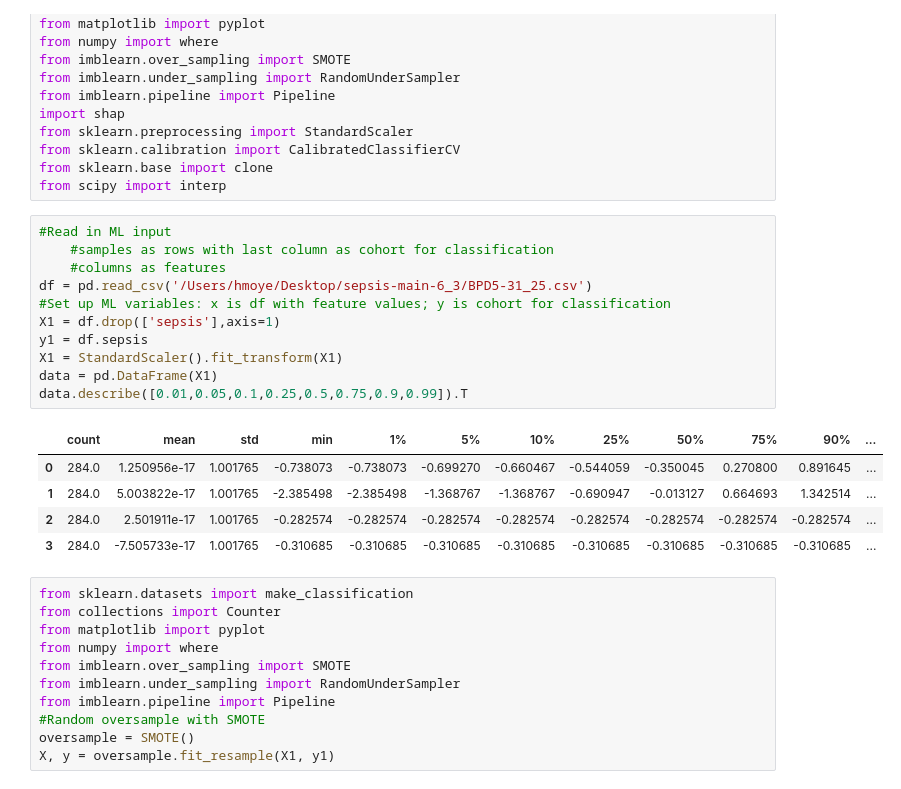
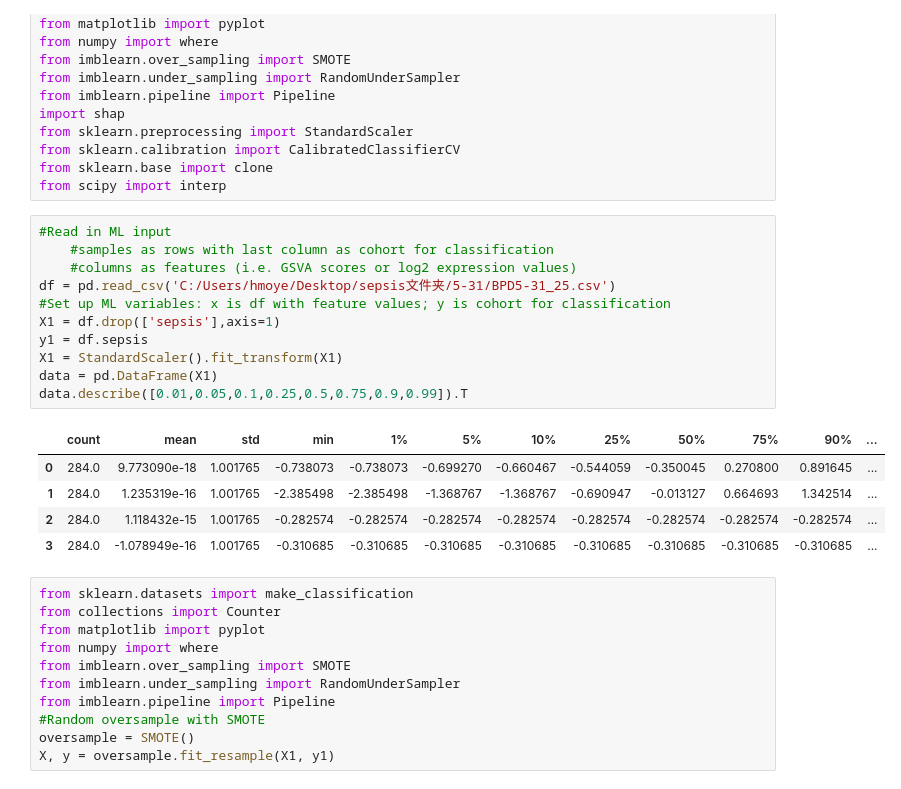
Before and after one commit to wyhbpdsepsis/sepsis, a Jupyter notebook: ML_AUC_SHAP6_4.ipynb, the cells around one changed output. Saved outputs shown, nothing was run; the diff lists cells and outputs as text.

```diff
--- a/ML_AUC_SHAP6_4.ipynb
+++ b/ML_AUC_SHAP6_4.ipynb
@@ -55,20 +55,20 @@ from scipy import interp
 # %%
 #Read in ML input
     #samples as rows with last column as cohort for classification
-    #columns as features
-df = pd.read_csv('/Users/hmoye/Desktop/sepsis-main-6_3/BPD5-31_25.csv')
+    #columns as features (i.e. GSVA scores or log2 expression values)
+df = pd.read_csv('C:/Users/hmoye/Desktop/sepsis文件夹/5-31/BPD5-31_25.csv')
 #Set up ML variables: x is df with feature values; y is cohort for classification
 X1 = df.drop(['sepsis'],axis=1)
 y1 = df.sepsis
 X1 = StandardScaler().fit_transform(X1)
 data = pd.DataFrame(X1)
 data.describe([0.01,0.05,0.1,0.25,0.5,0.75,0.9,0.99]).T
 # %% [output]
 |  | count | mean | std | min | 1% | 5% | 10% | 25% | 50% | 75% | 90% | ... |
-| 0 | 284.0 | 1.250956e-17 | 1.001765 | -0.738073 | -0.738073 | -0.699270 | -0.660467 | -0.544059 | -0.350045 | 0.270800 | 0.891645 | ... |
-| 1 | 284.0 | 5.003822e-17 | 1.001765 | -2.385498 | -2.385498 | -1.368767 | -1.368767 | -0.690947 | -0.013127 | 0.664693 | 1.342514 | ... |
-| 2 | 284.0 | 2.501911e-17 | 1.001765 | -0.282574 | -0.282574 | -0.282574 | -0.282574 | -0.282574 | -0.282574 | -0.282574 | -0.282574 | ... |
-| 3 | 284.0 | -7.505733e-17 | 1.001765 | -0.310685 | -0.310685 | -0.310685 | -0.310685 | -0.310685 | -0.310685 | -0.310685 | -0.310685 | ... |
+| 0 | 284.0 | 9.773090e-18 | 1.001765 | -0.738073 | -0.738073 | -0.699270 | -0.660467 | -0.544059 | -0.350045 | 0.270800 | 0.891645 | ... |
+| 1 | 284.0 | 1.235319e-16 | 1.001765 | -2.385498 | -2.385498 | -1.368767 | -1.368767 | -0.690947 | -0.013127 | 0.664693 | 1.342514 | ... |
+| 2 | 284.0 | 1.118432e-15 | 1.001765 | -0.282574 | -0.282574 | -0.282574 | -0.282574 | -0.282574 | -0.282574 | -0.282574 | -0.282574 | ... |
+| 3 | 284.0 | -1.078949e-16 | 1.001765 | -0.310685 | -0.310685 | -0.310685 | -0.310685 | -0.310685 | -0.310685 | -0.310685 | -0.310685 | ... |
 # %%
 from sklearn.datasets import make_classification
 from collections import Counter
```
Also changed, not shown: parts of 11 cells of this notebook.
